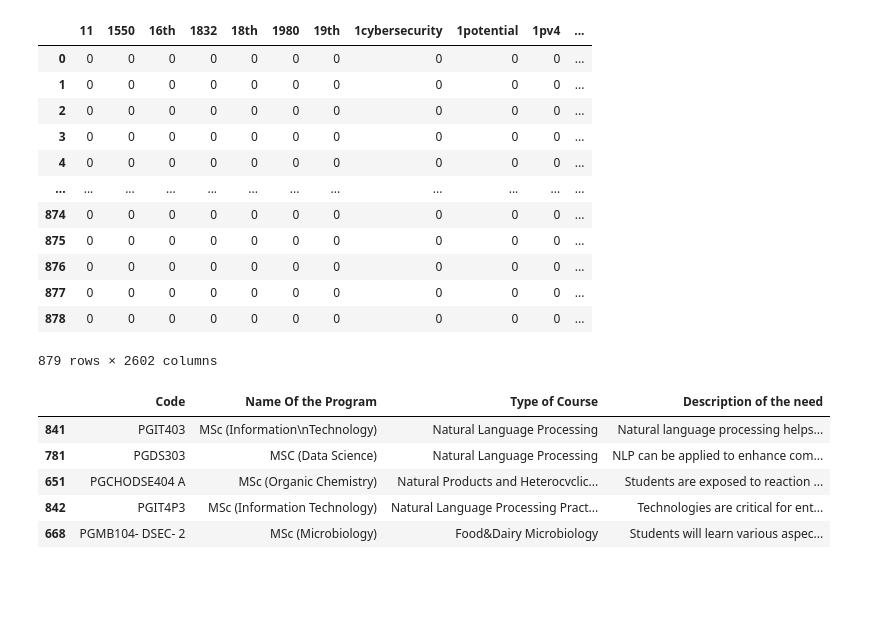
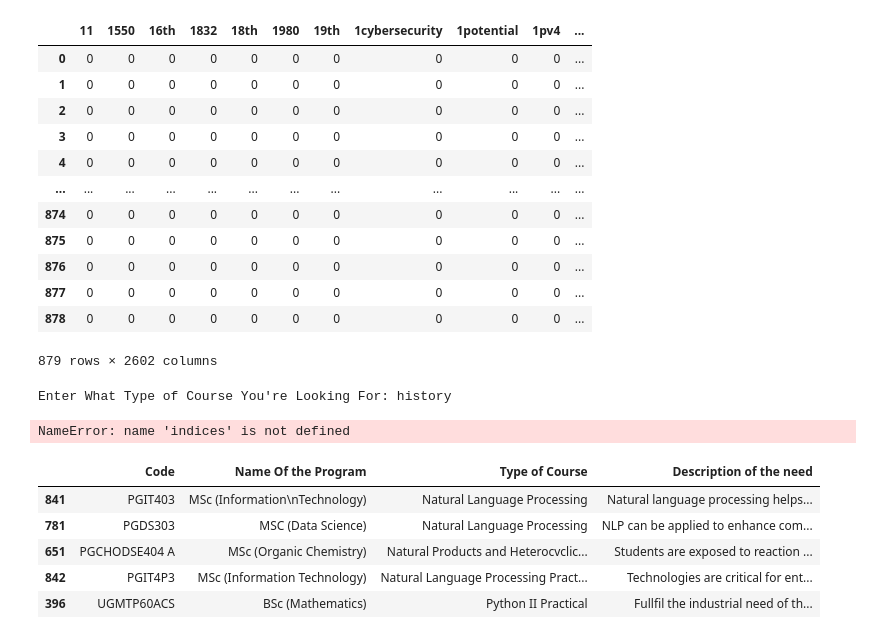
Before and after one commit to AdrianD1021/Group-8-Final-Project, a Jupyter notebook: course_data.ipynb, the cells around one changed output. Saved outputs shown, nothing was run; the diff lists cells and outputs as text; code cells hidden in the pictures; blank space fills up the shorter version.

Commit message:
Added While Loop Version

```diff
--- a/course_data.ipynb
+++ b/course_data.ipynb
@@ -160,29 +174,67 @@ cv_df
 | 878 | 0 | 0 | 0 | 0 | 0 | 0 | 0 | 0 | 0 | 0 | ... |
 879 rows × 2602 columns
 # %%
-model = NearestNeighbors(n_neighbors=5, metric='cosine')
+#course_description = input("Enter What Type of Course You're Looking For:")
 
-model.fit(x)
+def course_finder(description, n=5):
+    model = NearestNeighbors(n_neighbors=5, metric='cosine')
+    model.fit(x)
+    # Use the preprocess function built above
 
-# This function will find and return recommended courses, n = # of results returned
-def course_finder(description, n=5):
-    # Use the preprocess function built above
     processed_description = preprocess_text(description)
-    # Transform the input description into TF-IDF features - similar to corpus vectorizer above
+        # Transform the input description into TF-IDF features - similar to corpus vectorizer above
     description_tfidf = tfidf_vectorizer.transform([processed_description])
-    # Find KNN
+        # Find KNN
     distances, indices = model.kneighbors(description_tfidf, n_neighbors=n)
     recommendations = course_data_df.iloc[indices[0]]
     return recommendations[['Code', 'Name Of the Program', 'Type of Course', 'Description of the need']]
+#course_recommendation = course_finder(course_description)
+#course_recommendation
+        # Example usage: Recommend courses based on a sample description
 
-# Example usage: Recommend courses based on a sample description
-course_description = "I want to learn about natural language processing"
-course_recommendation = course_finder(course_description)
-course_recommendation
+answer = ['yes','YES','Yes','y','Y']
+#Loop for Answer
+
+while True:
+    course_description = input("Enter What Type of Course You're Looking For:")
+    course_finder(course_description)
+    course_recommendation = course_finder(course_description)
+    print(course_recommendation.iloc[indices[0]])
+    repeat = input("Do you want to try again?")
+    if repeat in answer:
+        continue
+    else:
+        print("Good Bye")
+        break
+
+
+
+#course_recommendation = course_finder(course_description)
+#course_recommendation
 # %% [output]
-|  | Code | Name Of the Program | Type of Course | Description of the need |
-| 841 | PGIT403 | MSc (Information\nTechnology) | Natural Language Processing | Natural language processing helps... |
-| 781 | PGDS303 | MSC (Data Science) | Natural Language Processing | NLP can be applied to enhance com... |
-| 651 | PGCHODSE404 A | MSc (Organic Chemistry) | Natural Products and Heterocvclic... | Students are exposed to reaction ... |
-| 842 | PGIT4P3 | MSc (Information Technology) | Natural Language Processing Pract... | Technologies are critical for ent... |
-| 668 | PGMB104- DSEC- 2 | MSc (Microbiology) | Food&Dairy Microbiology | Students will learn various aspec... |
+Enter What Type of Course You're Looking For: history
+NameError: name 'indices' is not defined
+# %%
+def course_finder(description, n=5):
+    model = NearestNeighbors(n_neighbors=5, metric='cosine')
+    model.fit(x)
+    # Use the preprocess function built above
+
+    processed_description = preprocess_text(description)
+        # Transform the input description into TF-IDF features - similar to corpus vectorizer above
+    description_tfidf = tfidf_vectorizer.transform([processed_description])
+        # Find KNN
+    distances, indices = model.kneighbors(description_tfidf, n_neighbors=n)
+    recommendations = course_data_df.iloc[indices[0]]
+    return recommendations[['Code', 'Name Of the Program', 'Type of Course', 'Description of the need']]
+
+course_description = "Natural Language Processing"
+course_recommendation = course_finder(course_description)
+course_recommendation
+# %% [output]
+|  | Code | Name Of the Program | Type of Course | Description of the need |
+| 841 | PGIT403 | MSc (Information\nTechnology) | Natural Language Processing | Natural language processing helps... |
+| 781 | PGDS303 | MSC (Data Science) | Natural Language Processing | NLP can be applied to enhance com... |
+| 651 | PGCHODSE404 A | MSc (Organic Chemistry) | Natural Products and Heterocvclic... | Students are exposed to reaction ... |
+| 842 | PGIT4P3 | MSc (Information Technology) | Natural Language Processing Pract... | Technologies are critical for ent... |
+| 396 | UGMTP60ACS | BSc (Mathematics) | Python II Practical | Fullfil the industrial need of th... |
```
Also changed, not shown: parts of 2 cells of this notebook.
